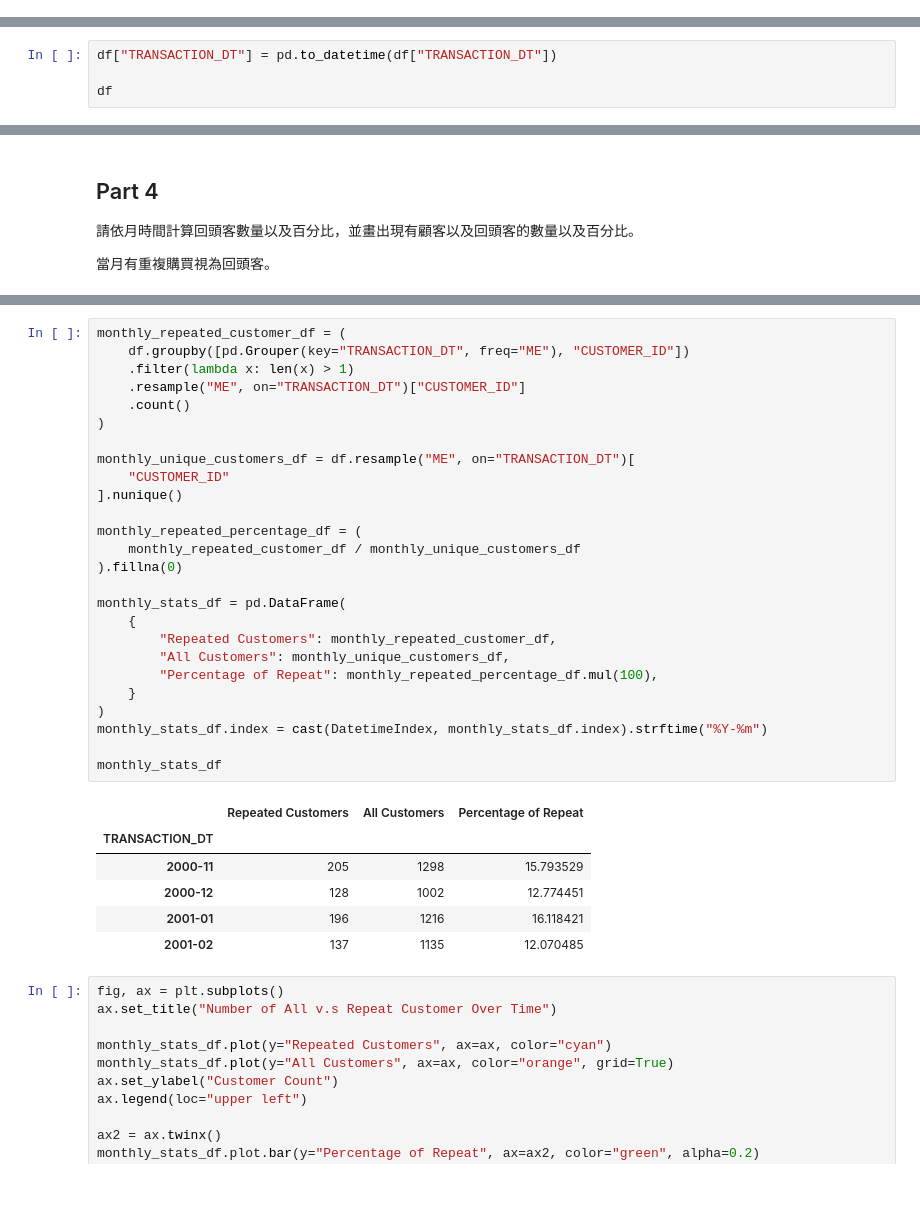
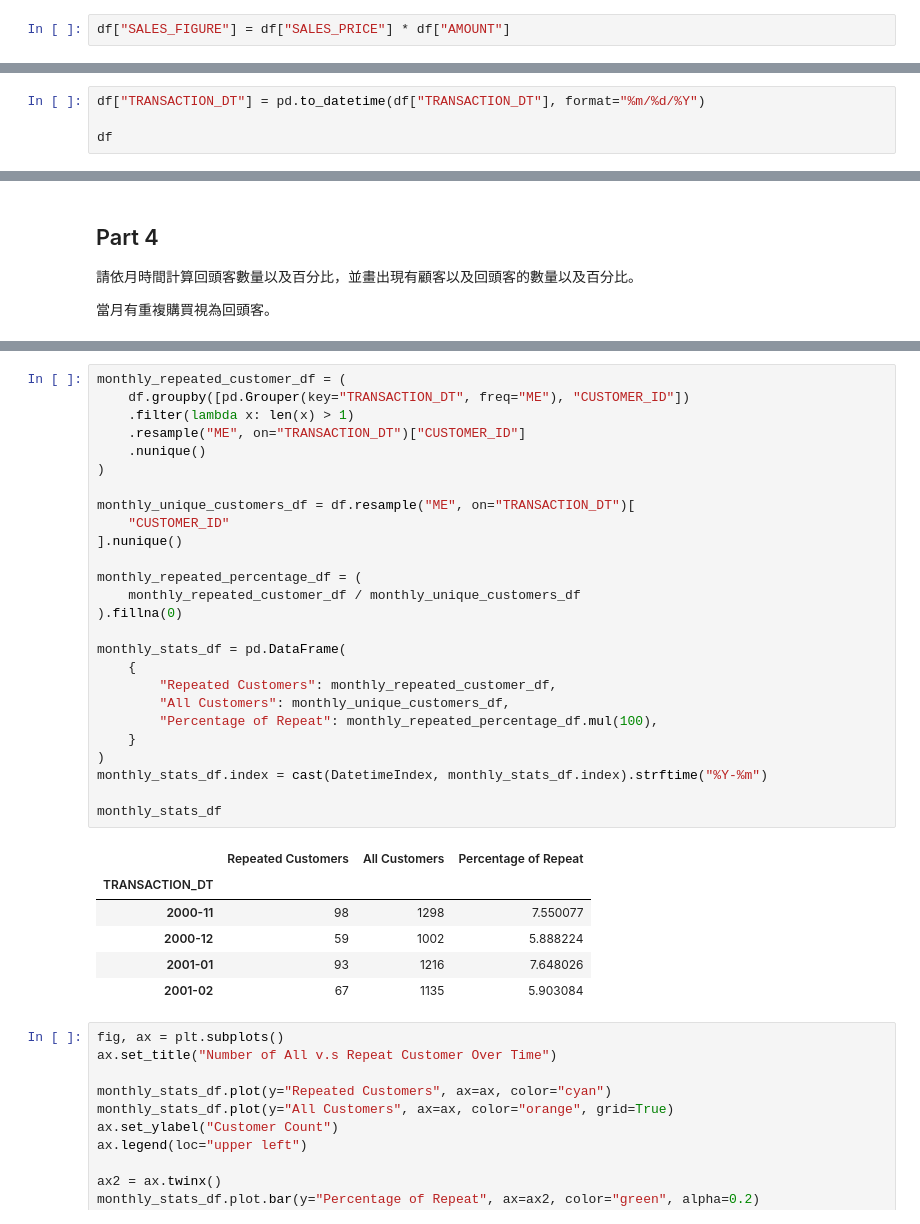
Before and after one commit to pan93412/nkust-homework, a Jupyter notebook: semester-5/business-platform-design/ch9/hw093.ipynb, the cells around one changed output, grey strips where cells are left out. Cells and saved outputs as stored; diff of their text form; blank space fills up the shorter version.

```diff
--- a/semester-5/business-platform-design/ch9/hw093.ipynb
+++ b/semester-5/business-platform-design/ch9/hw093.ipynb
@@ -90,9 +94,11 @@ df.describe()
+# %%
+df["SALES_FIGURE"] = df["SALES_PRICE"] * df["AMOUNT"]
 # %% [markdown]
 ## Part 2
 
 請依月時間計算訂單數量趨勢圖，並以長條圖畫出。
 # %%
-df["TRANSACTION_DT"] = pd.to_datetime(df["TRANSACTION_DT"])
+df["TRANSACTION_DT"] = pd.to_datetime(df["TRANSACTION_DT"], format="%m/%d/%Y")
 
 df
 # %% [output]
@@ -151,36 +187,36 @@ plt.show()
 # %%
 monthly_repeated_customer_df = (
     df.groupby([pd.Grouper(key="TRANSACTION_DT", freq="ME"), "CUSTOMER_ID"])
     .filter(lambda x: len(x) > 1)
     .resample("ME", on="TRANSACTION_DT")["CUSTOMER_ID"]
-    .count()
+    .nunique()
 )
 
 monthly_unique_customers_df = df.resample("ME", on="TRANSACTION_DT")[
     "CUSTOMER_ID"
 ].nunique()
 
 monthly_repeated_percentage_df = (
     monthly_repeated_customer_df / monthly_unique_customers_df
 ).fillna(0)
 
 monthly_stats_df = pd.DataFrame(
     {
         "Repeated Customers": monthly_repeated_customer_df,
         "All Customers": monthly_unique_customers_df,
         "Percentage of Repeat": monthly_repeated_percentage_df.mul(100),
     }
 )
 monthly_stats_df.index = cast(DatetimeIndex, monthly_stats_df.index).strftime("%Y-%m")
 
 monthly_stats_df
 # %% [output]
 |  | Repeated Customers | All Customers | Percentage of Repeat |
 | TRANSACTION_DT |  |  |  |
-| 2000-11 | 205 | 1298 | 15.793529 |
-| 2000-12 | 128 | 1002 | 12.774451 |
-| 2001-01 | 196 | 1216 | 16.118421 |
-| 2001-02 | 137 | 1135 | 12.070485 |
+| 2000-11 | 98 | 1298 | 7.550077 |
+| 2000-12 | 59 | 1002 | 5.888224 |
+| 2001-01 | 93 | 1216 | 7.648026 |
+| 2001-02 | 67 | 1135 | 5.903084 |
 # %%
 fig, ax = plt.subplots()
 ax.set_title("Number of All v.s Repeat Customer Over Time")
```
Also changed, not shown: parts of 14 cells of this notebook.
